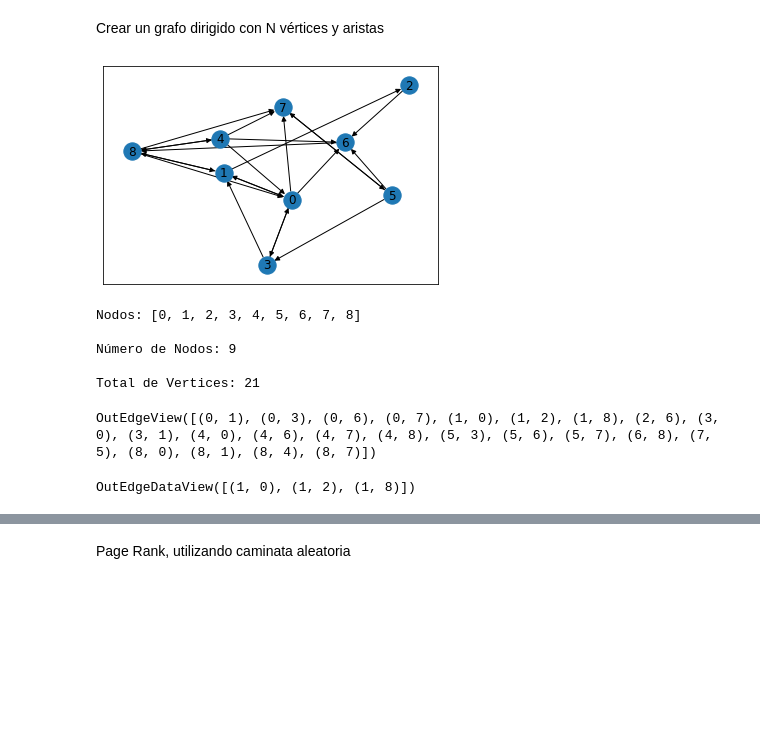
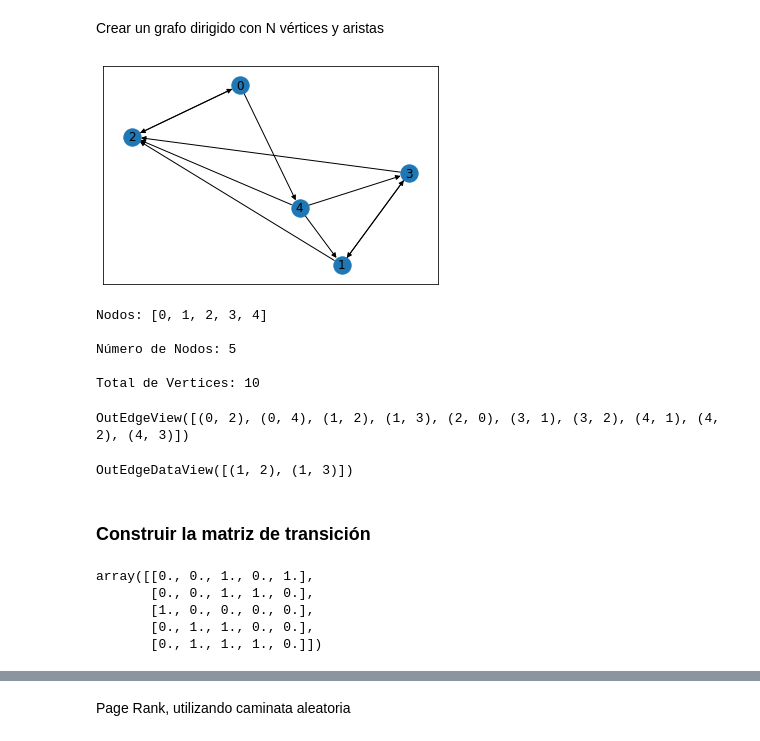
Before and after one commit to AnIsAsPe/Estadistica_y_Probabilidad_para-CD-, a Jupyter notebook: PrincipiosDeProbabilidad/Semana5/Simulación_MC_Page_Rank_2.ipynb, the cells around one changed output, grey strips where cells are left out. Cells and saved outputs as stored; diff of their text form; code cells hidden in the pictures; blank space fills up the shorter version.

```diff
--- a/PrincipiosDeProbabilidad/Semana5/Simulación_MC_Page_Rank_2.ipynb
+++ b/PrincipiosDeProbabilidad/Semana5/Simulación_MC_Page_Rank_2.ipynb
@@ -34,33 +32,44 @@ Crear un grafo dirigido con N vértices y aristas
 # %%
 #Crear grafica usando la biblioteca networkx
 g = nx.DiGraph()
 
 #Añadir vertices
-N = 9
+N = 5
 g.add_nodes_from(range(N))
 
 # Agregar aristas
-g = añadir_conexiones(g, 0.4)
+g = añadir_conexiones(g, 0.6)
 
 #Ver la gráfica
 nx.draw_networkx(g, with_labels=True)
 # %% [output]
-[figure, old version]
+[figure, new version]
 # %%
 print('Nodos:', g.nodes())
 print('\nNúmero de Nodos:', g.number_of_nodes())
 print('\nTotal de Vertices:',g.number_of_edges())
 # %% [output]
-Nodos: [0, 1, 2, 3, 4, 5, 6, 7, 8]
+Nodos: [0, 1, 2, 3, 4]
 
-Número de Nodos: 9
+Número de Nodos: 5
 
-Total de Vertices: 21
+Total de Vertices: 10
 # %%
 g.out_edges
 # %% [output]
-OutEdgeView([(0, 1), (0, 3), (0, 6), (0, 7), (1, 0), (1, 2), (1, 8), (2, 6), (3, 0), (3, 1), (4, 0), (4, 6), (4, 7), (4, 8), (5, 3), (5, 6), (5, 7), (6, 8), (7, 5), (8, 0), (8, 1), (8, 4), (8, 7)])
+OutEdgeView([(0, 2), (0, 4), (1, 2), (1, 3), (2, 0), (3, 1), (3, 2), (4, 1), (4, 2), (4, 3)])
 # %%
 g.out_edges(1)
 # %% [output]
-OutEdgeDataView([(1, 0), (1, 2), (1, 8)])
+OutEdgeDataView([(1, 2), (1, 3)])
+# %% [markdown]
+### Construir la matriz de transición
+# %%
+a = nx.to_numpy_array(g)
+a
+# %% [output]
+array([[0., 0., 1., 0., 1.],
+       [0., 0., 1., 1., 0.],
+       [1., 0., 0., 0., 0.],
+       [0., 1., 1., 0., 0.],
+       [0., 1., 1., 1., 0.]])
```
Also changed, not shown: parts of 9 cells of this notebook.
